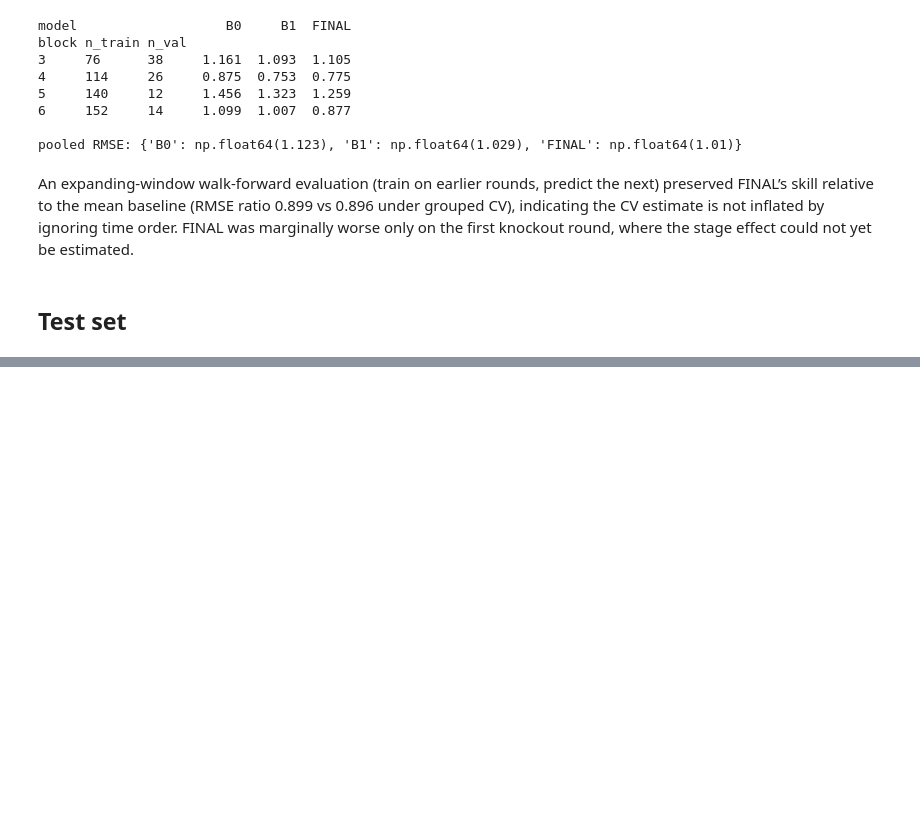
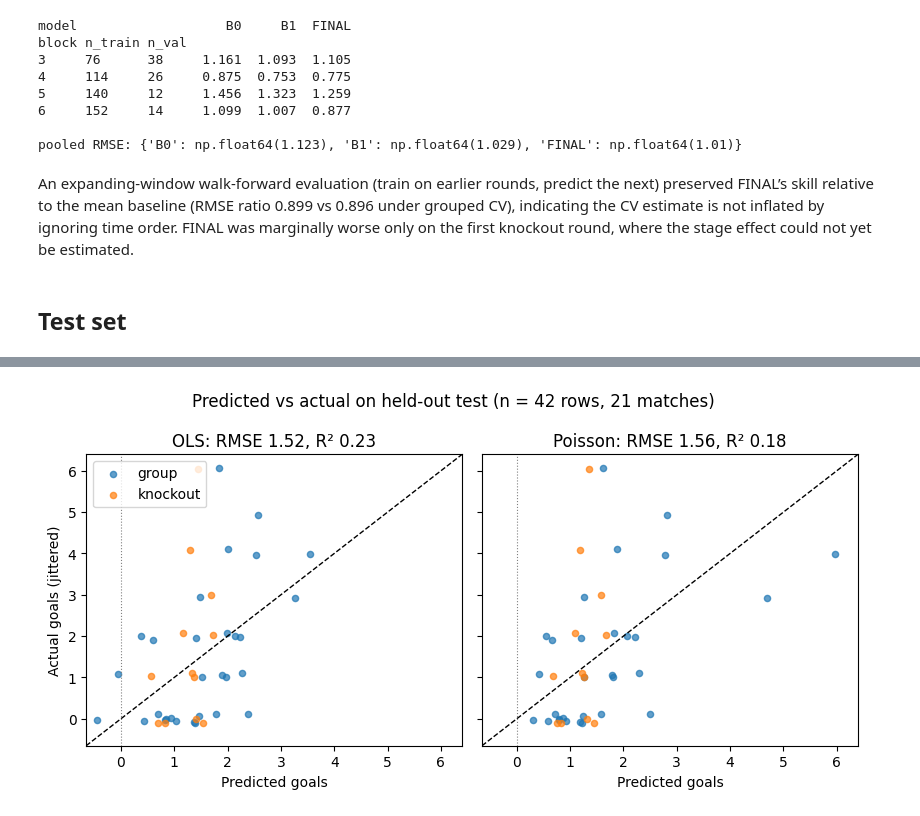
Before and after one commit to birat-timsina/HIT140_Group81, a Jupyter notebook: Assignment-3/Obj2.2/Obj2.2_model.ipynb, the cells around one changed output, grey strips where cells are left out. Saved outputs shown, nothing was run; the diff lists cells and outputs as text; code cells hidden in the pictures; blank space fills up the shorter version.

```diff
--- a/Assignment-3/Obj2.2/Obj2.2_model.ipynb
+++ b/Assignment-3/Obj2.2/Obj2.2_model.ipynb
@@ -1418,3 +1384,23 @@ Match 103 — biggest miss
    team  base  lsv_diff  age_diff  att_est  knockout  predicted  actual
 England  0.85     -0.04      0.03     0.95     -0.33       1.45       6
  France  0.85      0.04     -0.03     0.76     -0.33       1.30       4
+# %%
+show = ["OLS", "Poisson"]
+ko = test["knockout"].to_numpy() == 1
+jit = np.random.default_rng(1).uniform(-0.12, 0.12, len(y))   # same jitter in every panel, so points line up across panels
+lim = [min(min(preds[m].min() for m in show), 0) - .2, max(y.max(), max(preds[m].max() for m in show)) + .4]
+
+fig, axes = plt.subplots(1, len(show), figsize=(4.2 * len(show), 4.2), sharex=True, sharey=True)  # sharex/sharey: identical axes → panels directly comparable
+for ax, m in zip(axes, show):
+    p_m = preds[m]
+    ax.scatter(p_m[~ko], y[~ko] + jit[~ko], s=20, alpha=.7, label="group")
+    ax.scatter(p_m[ko],  y[ko] + jit[ko],  s=20, alpha=.7, label="knockout")
+    ax.plot(lim, lim, "k--", lw=1)
+    ax.axvline(0, color="grey", lw=.8, ls=":")       # makes negative predictions visible at a glance
+    r, _, r2_m = scores(y, p_m)
+    ax.set(title=f"{m}: RMSE {r:.2f}, R² {r2_m:.2f}", xlabel="Predicted goals", xlim=lim, ylim=lim)
+axes[0].set_ylabel("Actual goals (jittered)"); axes[0].legend(loc="upper left")
+fig.suptitle(f"Predicted vs actual on held-out test (n = {len(y)} rows, 21 matches)")
+plt.tight_layout(); plt.show()
+# %% [output]
+[figure, added]
```
Also changed, not shown: parts of 15 cells of this notebook.
